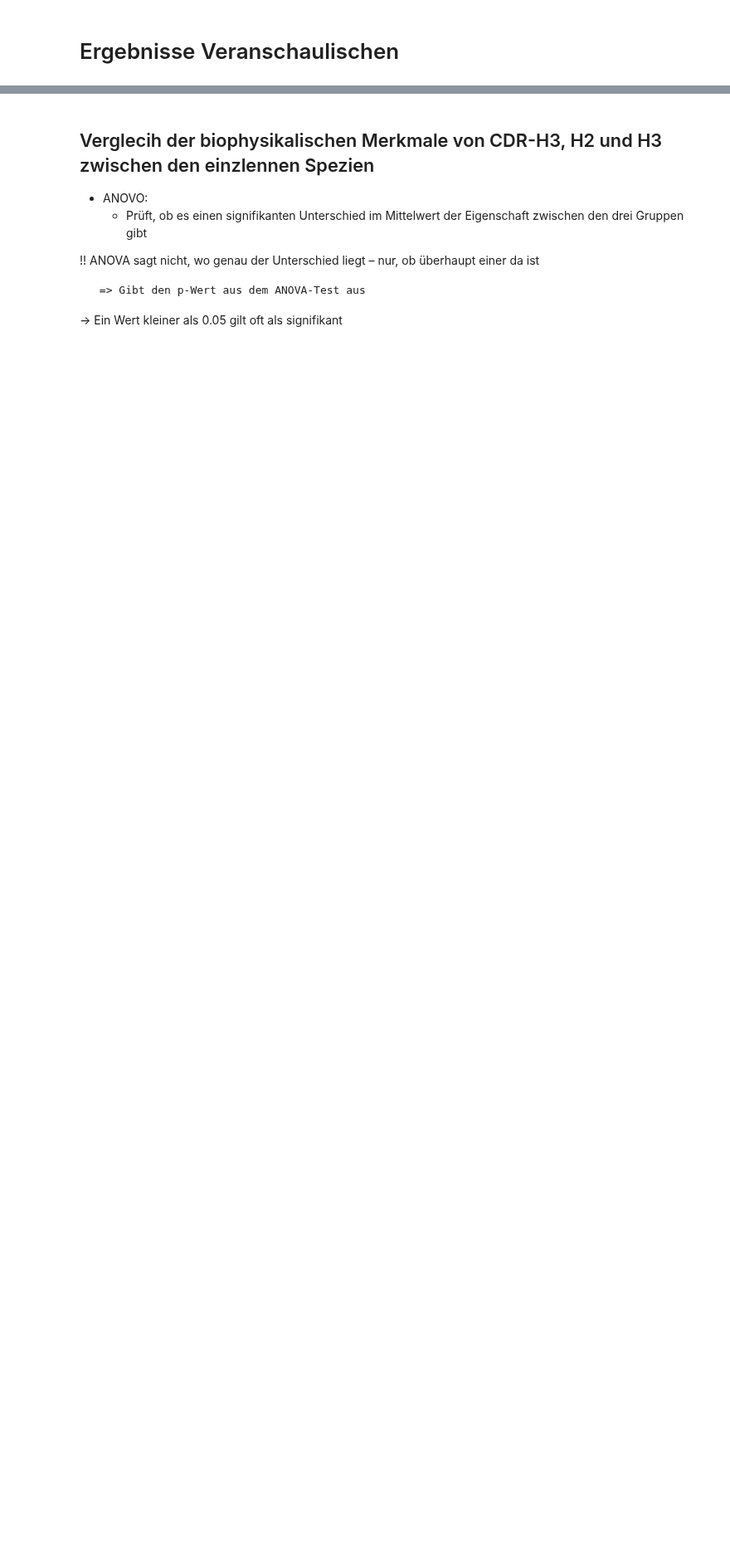
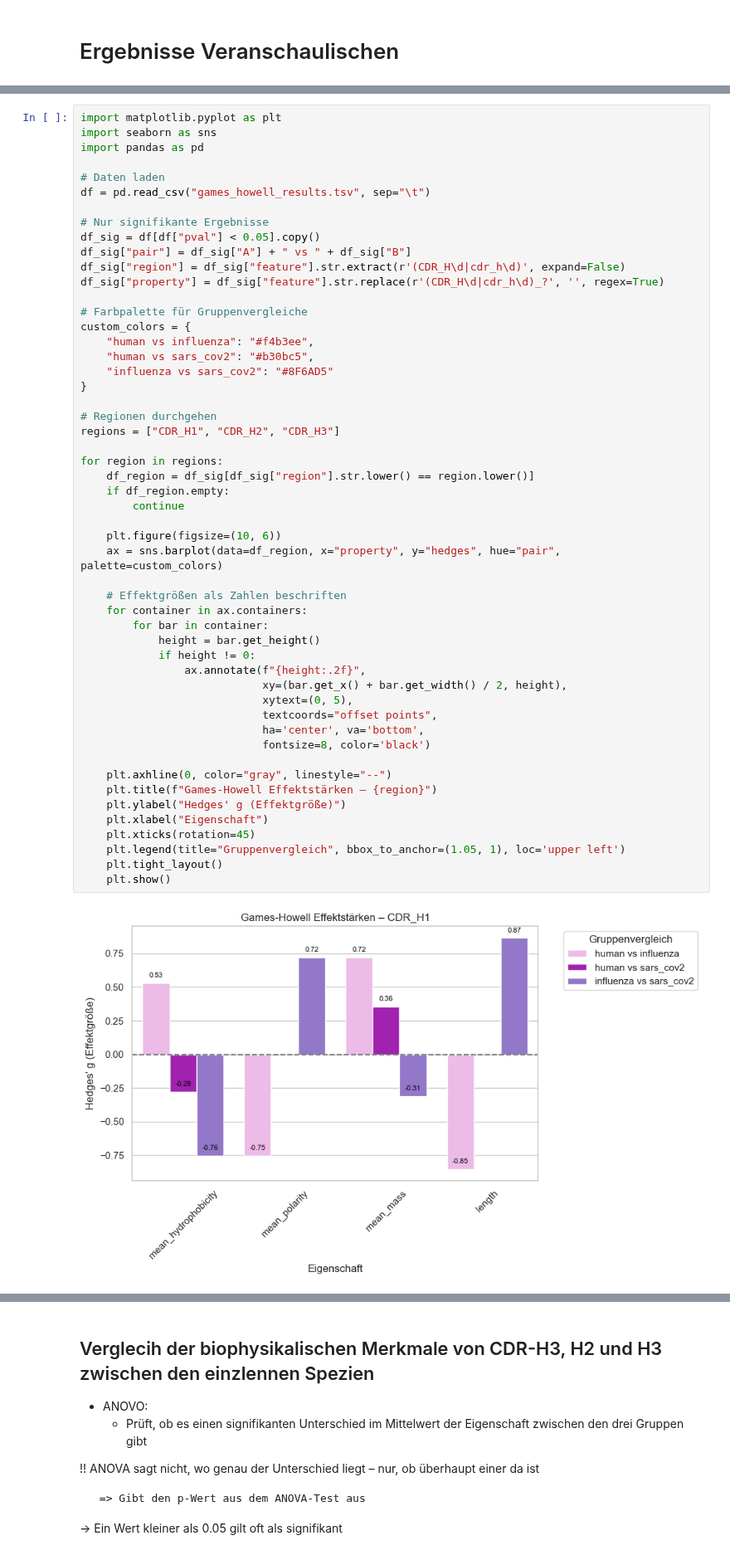
Before and after one commit to datascience-2025-group4/group04-team02, a Jupyter notebook: dataanalysis/04_compare_all.ipynb, the cells around one changed output, grey strips where cells are left out. Shown at 83% size. Cells and saved outputs as stored; diff of their text form; blank space fills up the shorter version.

```diff
--- a/dataanalysis/04_compare_all.ipynb
+++ b/dataanalysis/04_compare_all.ipynb
@@ -286,2 +241,56 @@ for region in regions:
 ## ! „Wie stark unterscheiden sich Gruppenmittelwerte in einer Eigenschaft?“
 ---
+# %%
+import matplotlib.pyplot as plt
+import seaborn as sns
+import pandas as pd
+
+# Daten laden
+df = pd.read_csv("games_howell_results.tsv", sep="\t")
+
+# Nur signifikante Ergebnisse
+df_sig = df[df["pval"] < 0.05].copy()
+df_sig["pair"] = df_sig["A"] + " vs " + df_sig["B"]
+df_sig["region"] = df_sig["feature"].str.extract(r'(CDR_H\d|cdr_h\d)', expand=False)
+df_sig["property"] = df_sig["feature"].str.replace(r'(CDR_H\d|cdr_h\d)_?', '', regex=True)
+
+# Farbpalette für Gruppenvergleiche
+custom_colors = {
+    "human vs influenza": "#f4b3ee",
+    "human vs sars_cov2": "#b30bc5",
+    "influenza vs sars_cov2": "#8F6AD5"
+}
+
+# Regionen durchgehen
+regions = ["CDR_H1", "CDR_H2", "CDR_H3"]
+
+for region in regions:
+    df_region = df_sig[df_sig["region"].str.lower() == region.lower()]
+    if df_region.empty:
+        continue
+
+    plt.figure(figsize=(10, 6))
+    ax = sns.barplot(data=df_region, x="property", y="hedges", hue="pair", palette=custom_colors)
+
+    # Effektgrößen als Zahlen beschriften
+    for container in ax.containers:
+        for bar in container:
+            height = bar.get_height()
+            if height != 0:
+                ax.annotate(f"{height:.2f}",
+                            xy=(bar.get_x() + bar.get_width() / 2, height),
+                            xytext=(0, 5),
+                            textcoords="offset points",
+                            ha='center', va='bottom',
+                            fontsize=8, color='black')
+
+    plt.axhline(0, color="gray", linestyle="--")
+    plt.title(f"Games-Howell Effektstärken – {region}")
+    plt.ylabel("Hedges' g (Effektgröße)")
+    plt.xlabel("Eigenschaft")
+    plt.xticks(rotation=45)
+    plt.legend(title="Gruppenvergleich", bbox_to_anchor=(1.05, 1), loc='upper left')
+    plt.tight_layout()
+    plt.show()
+# %% [output]
+[figure, added]
```
Also changed, not shown: parts of 9 cells of this notebook.
